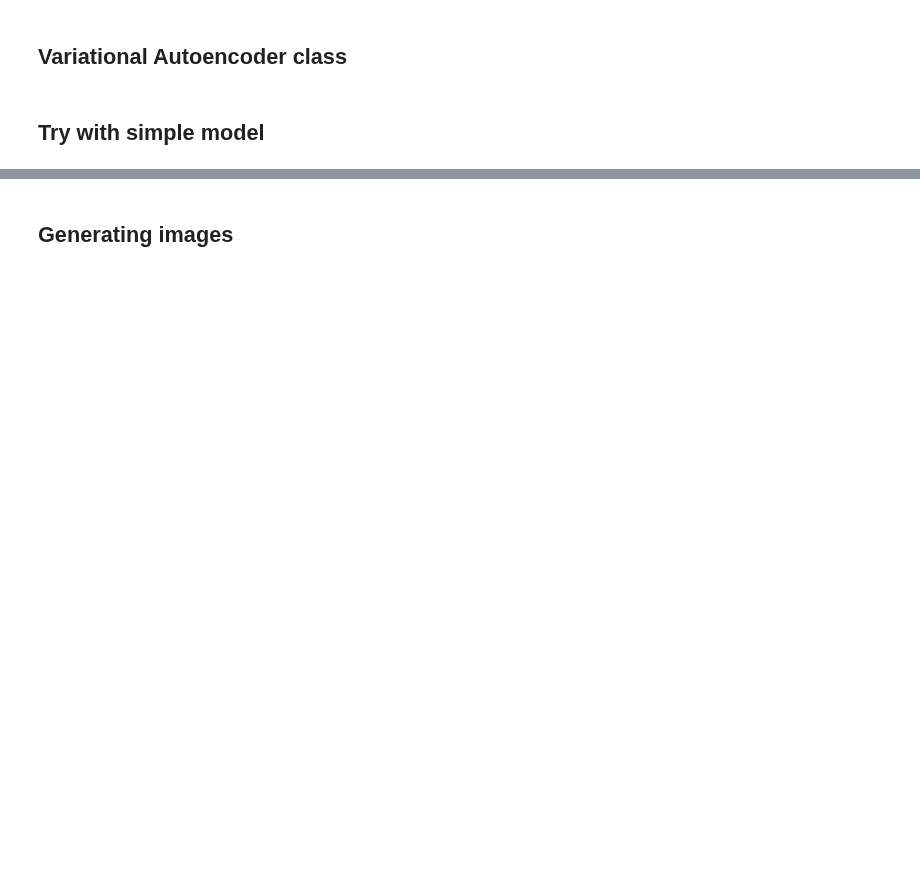
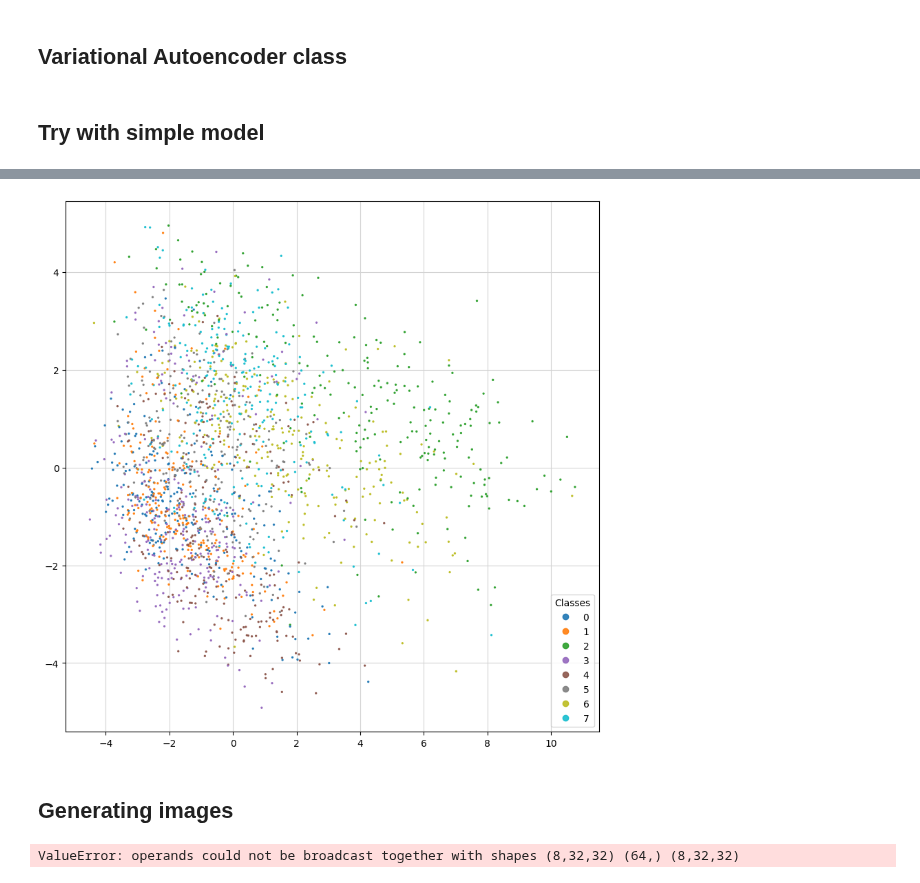
Before and after one commit to MightyCode/enseirb-s9-doodle-computer-vision, a Jupyter notebook: conv_vae_strokes.ipynb, the cells around one changed output, grey strips where cells are left out. Drawn from its saved outputs; the diff is of its cells as text; code cells hidden in the pictures; blank space fills up the shorter version.

```diff
--- a/conv_vae_strokes.ipynb
+++ b/conv_vae_strokes.ipynb
@@ -38,7 +38,7 @@ WIDTH, HEIGHT = 128, 128
 STROKE_SIZE = 3
 IMAGE_FACTOR = 1.1
 EPOCHS: int = 20
-BATCH_SIZE: int = 8
+BATCH_SIZE: int = 32
 # %%
 resources_folder = 'resources/sketchrnn'
 
@@ -188,7 +188,7 @@ from src.conv_variational_autoencoder import ConvVariationalAutoencoder
 # %% [markdown]
 ## Try with simple model
 # %%
-architecture_1 = [1, 8, 16]
+architecture_1 = [1, 64, 32, 8]
 autoencoder_model = ConvVariationalAutoencoder(architecture_1, device, WIDTH, HEIGHT, classes, latent_dim=64, dropout=0.2, batch_norm=True,
                                                     rl=0.7, kl=0.3)
 autoencoder_model.to(device)
@@ -299,7 +304,9 @@ def latent_space_visualization(model, valid_loader):
     plt.legend(*scatter.legend_elements(), loc="lower right", title="Classes")
     plt.show()
 # %%
-latent_space_visualization(autoencoder_model, validation_loaded_set)
+latent_space_visualization(autoencoder_model, training_loaded_set)
+# %% [output]
+[figure, added]
 # %% [markdown]
 ## Generating images
 # %%
@@ -309,6 +316,8 @@ image_generator = ImageGenerator(classes, device, autoencoder_model)
 # %%
 mean_encoded_vectors = image_generator.generate_mean_encoded_vectors_per_classes(training_loaded_set)
 image_generator.show_generated_images_per_mean_vectors(mean_encoded_vectors)
+# %% [output]
+ValueError: operands could not be broadcast together with shapes (8,32,32) (64,) (8,32,32)
 # %%
 noised_encoded_vectors = image_generator.generate_noised_mean_vectors(mean_encoded_vectors, 0.05)
 image_generator.show_generated_images_per_mean_vectors(noised_encoded_vectors)
```
Also changed, not shown: parts of 10 cells of this notebook, 12 other files.
